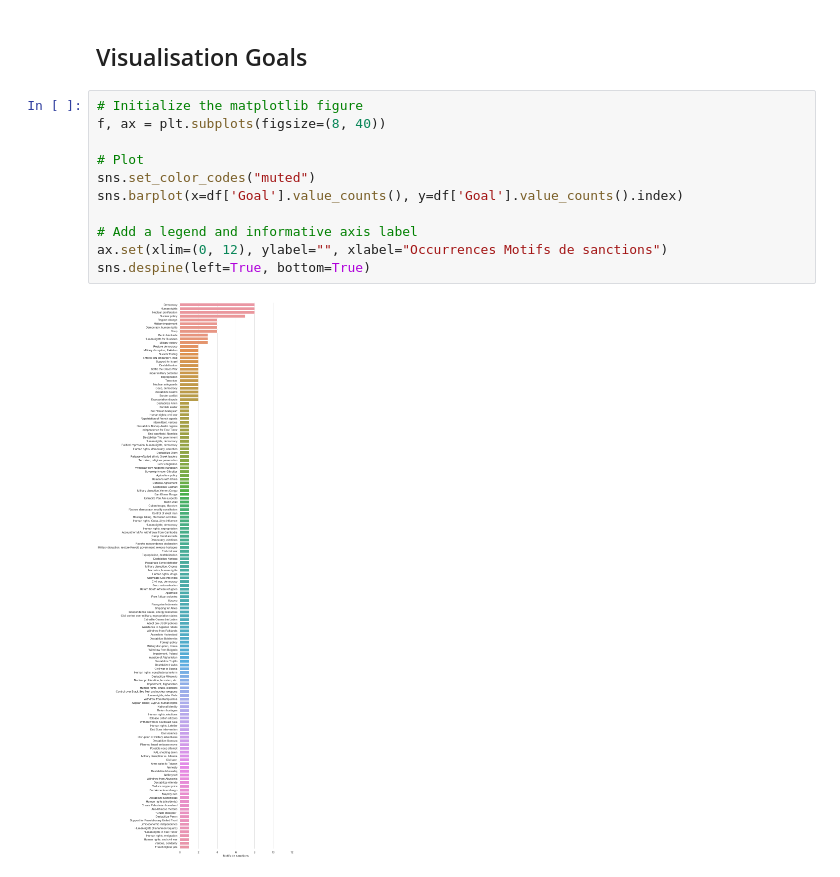
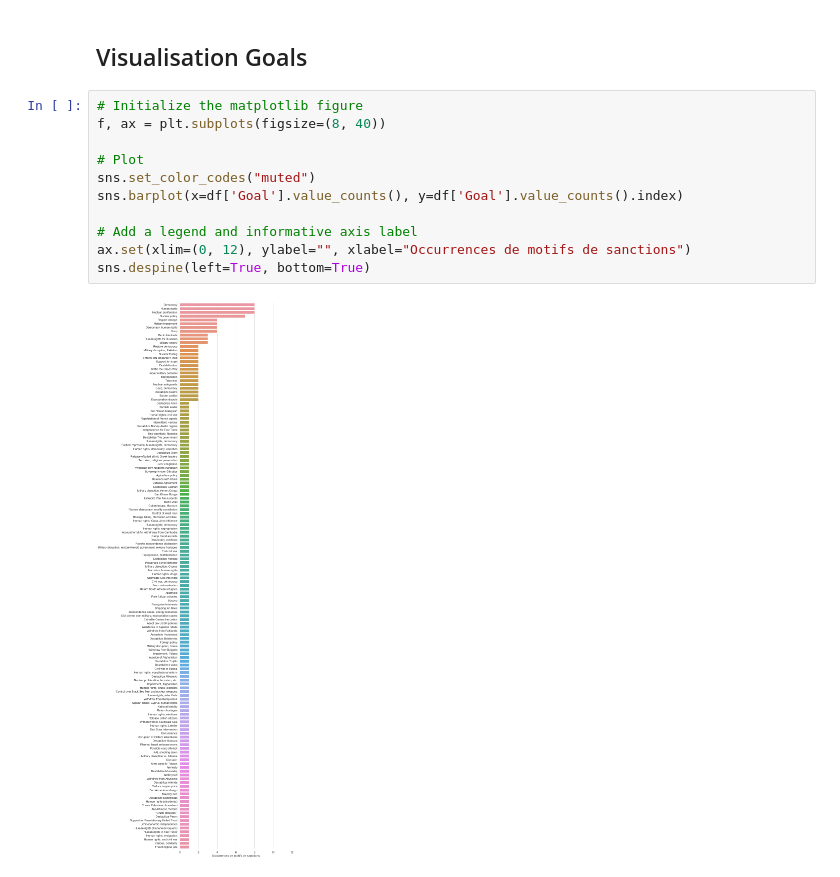
Before and after one commit to oumarniang/eco_diplomatie, a Jupyter notebook: visu.ipynb, the cells around one changed output. Saved outputs shown, nothing was run; the diff lists cells and outputs as text.

```diff
--- a/visu.ipynb
+++ b/visu.ipynb
@@ -200,13 +200,13 @@ sns.despine(left=True, bottom=True)
 # %%
 # Initialize the matplotlib figure
 f, ax = plt.subplots(figsize=(8, 40))
 
 # Plot
 sns.set_color_codes("muted")
 sns.barplot(x=df['Goal'].value_counts(), y=df['Goal'].value_counts().index)
 
 # Add a legend and informative axis label
-ax.set(xlim=(0, 12), ylabel="", xlabel="Occurrences Motifs de sanctions")
+ax.set(xlim=(0, 12), ylabel="", xlabel="Occurrences de motifs de sanctions")
 sns.despine(left=True, bottom=True)
 # %% [output]
-[figure, old version]
+[figure, new version]
```
Also changed, not shown: parts of 3 cells of this notebook.
